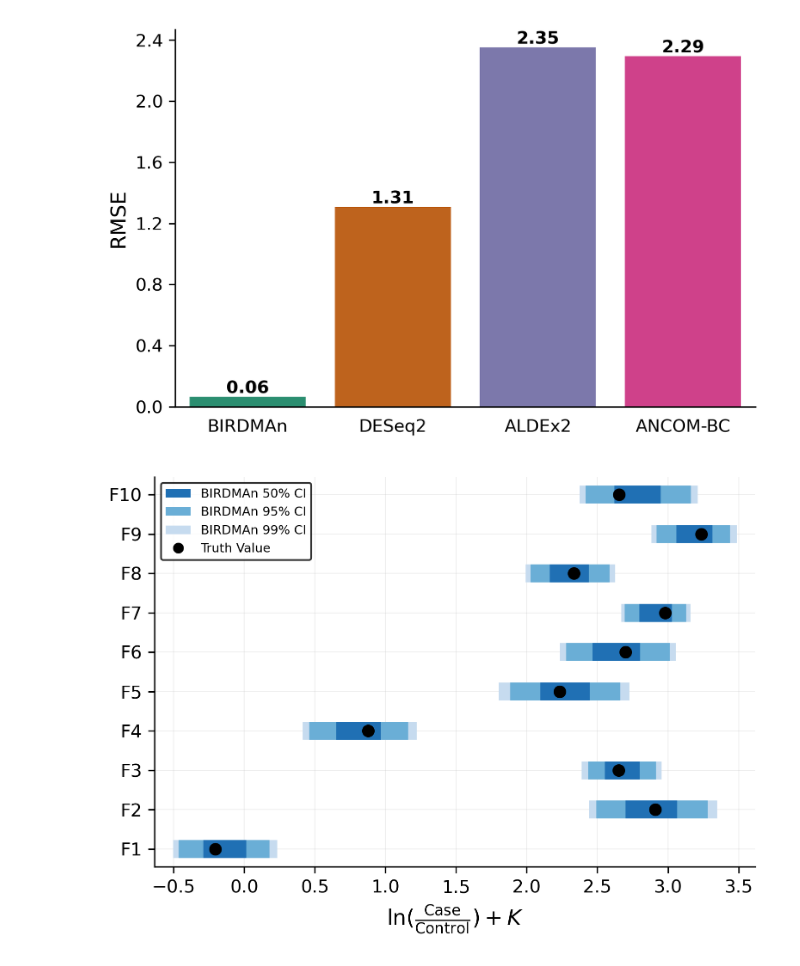
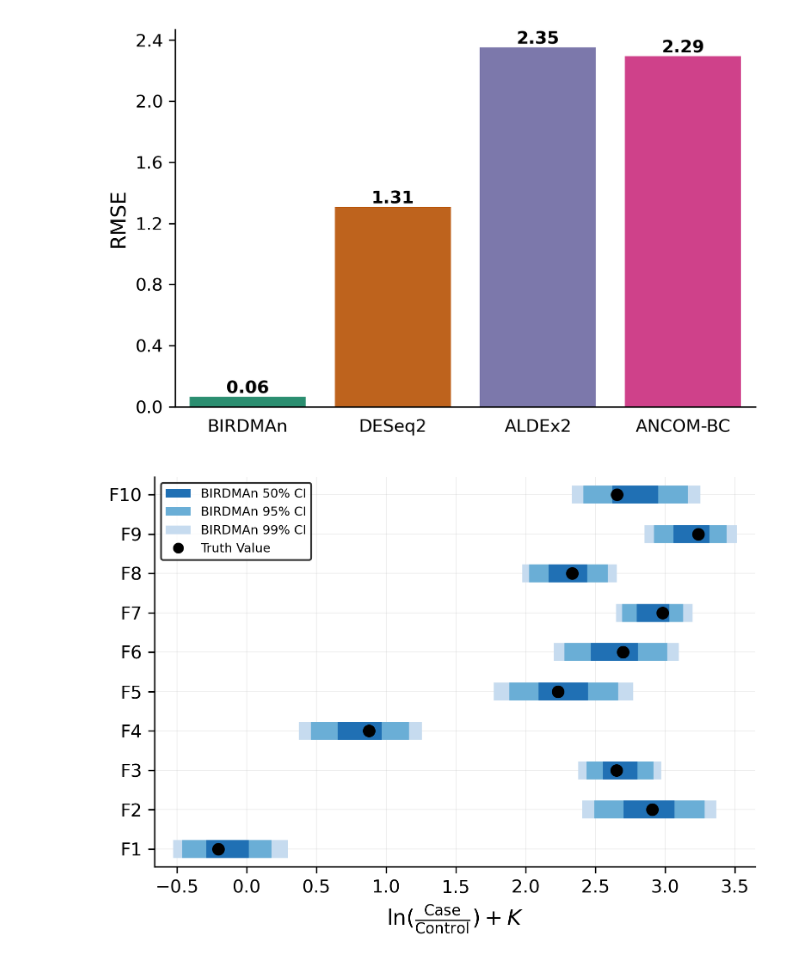
Before and after one commit to knightlab-analyses/birdman-analyses, a Jupyter notebook: notebooks/batch_effects.ipynb, the cells around one changed output. Cells and saved outputs as stored; diff of their text form; code cells hidden in the pictures.

```diff
--- a/notebooks/batch_effects.ipynb
+++ b/notebooks/batch_effects.ipynb
@@ -186,7 +215,7 @@ quantile_df = (
     .stack(sample=["chain", "draw"])
     .sel({"covariate": "C(case_ctrl, Treatment(0))[T.1]"})
     ["beta_var"]
-    .quantile([0.01, 0.025, 0.25, 0.5, 0.75, 0.975, 0.99], ["sample"])
+    .quantile([0.005, 0.025, 0.25, 0.5, 0.75, 0.975, 0.995], ["sample"])
     .to_pandas()
     .T
 )
@@ -352,7 +381,7 @@ for i, (f, row) in enumerate(quantile_df.iterrows()):
         zorder=2
     )
     ax.plot(
-        row.loc[[0.01, 0.99]],
+        row.loc[[0.005, 0.995]],
         [i]*2,
         color=pct_99_col,
         lw=10,
@@ -369,31 +398,31 @@ for i, (f, row) in enumerate(quantile_df.iterrows()):
 #         tool_col = tool_name.replace("-", "").lower() + "_beta"
 #         ax.scatter(
 #             [results_df.loc[f, tool_col]],
 #             [i],
 #             marker="s",
 #             c=[tool_palette[tool_name]]
 #         )
 
 ax.set_yticks(np.arange(len(true_vals)))
 ax.set_yticklabels(true_vals.index)
 ax.grid()
 ax.set_xlabel(r"$\ln(\frac{\mathrm{Case}}{\mathrm{Control}}) + K$")
 
 from matplotlib.patches import Patch
 from matplotlib.lines import Line2D
 
 patch_50 = Patch(facecolor=pct_50_col, label="BIRDMAn 50% CI")
 patch_95 = Patch(facecolor=pct_95_col, label="BIRDMAn 95% CI")
 patch_99 = Patch(facecolor=pct_99_col, label="BIRDMAn 99% CI")
 true_val_line = Line2D([0], [0], markerfacecolor="black", label="Truth Value", marker=".",
                        markeredgecolor="black", lw=0, markersize=10)
 
 ax.legend(
     handles=[patch_50, patch_95, patch_99, true_val_line],
     edgecolor="black",
 )
 
 plt.savefig("../figures/simulation/batch_ci.pdf")
 plt.show()
 # %% [output]
-[figure, old version]
+[figure, new version]
```
Also changed, not shown: parts of 3 cells of this notebook, 3 other files.
